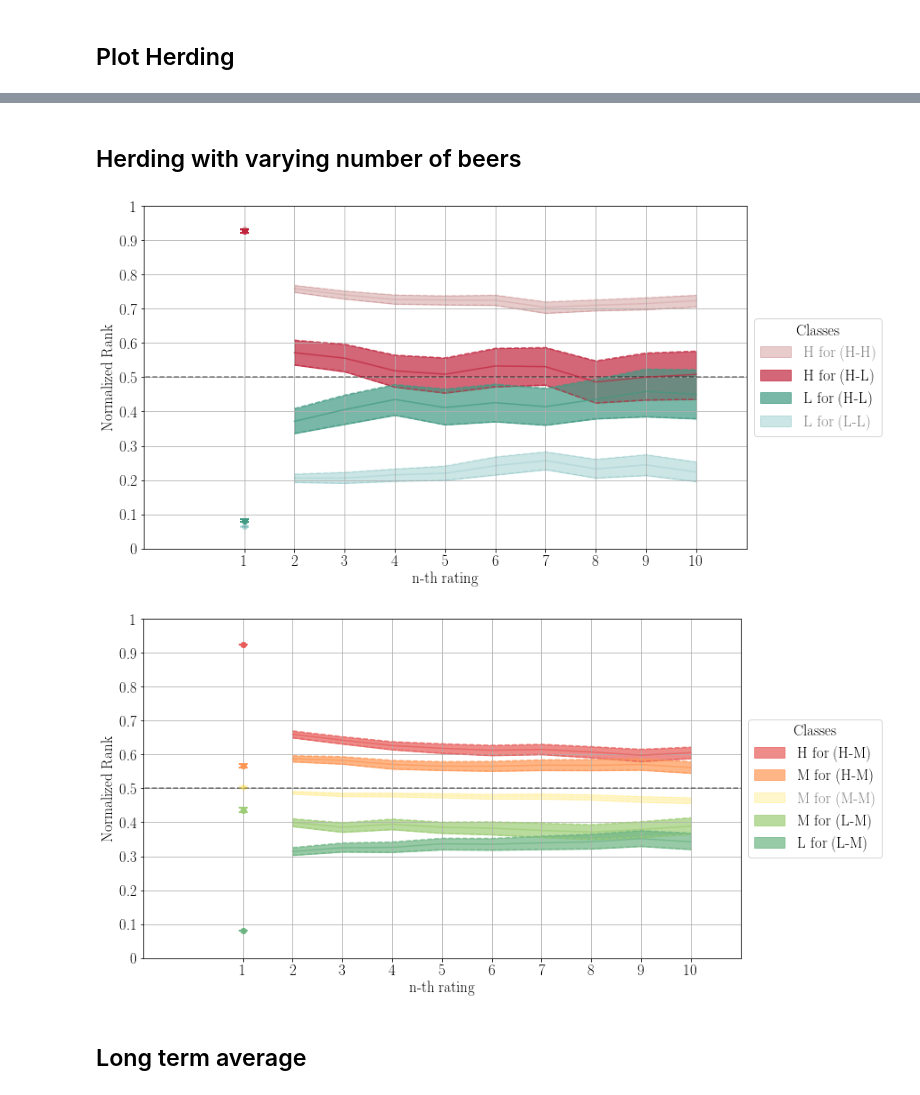
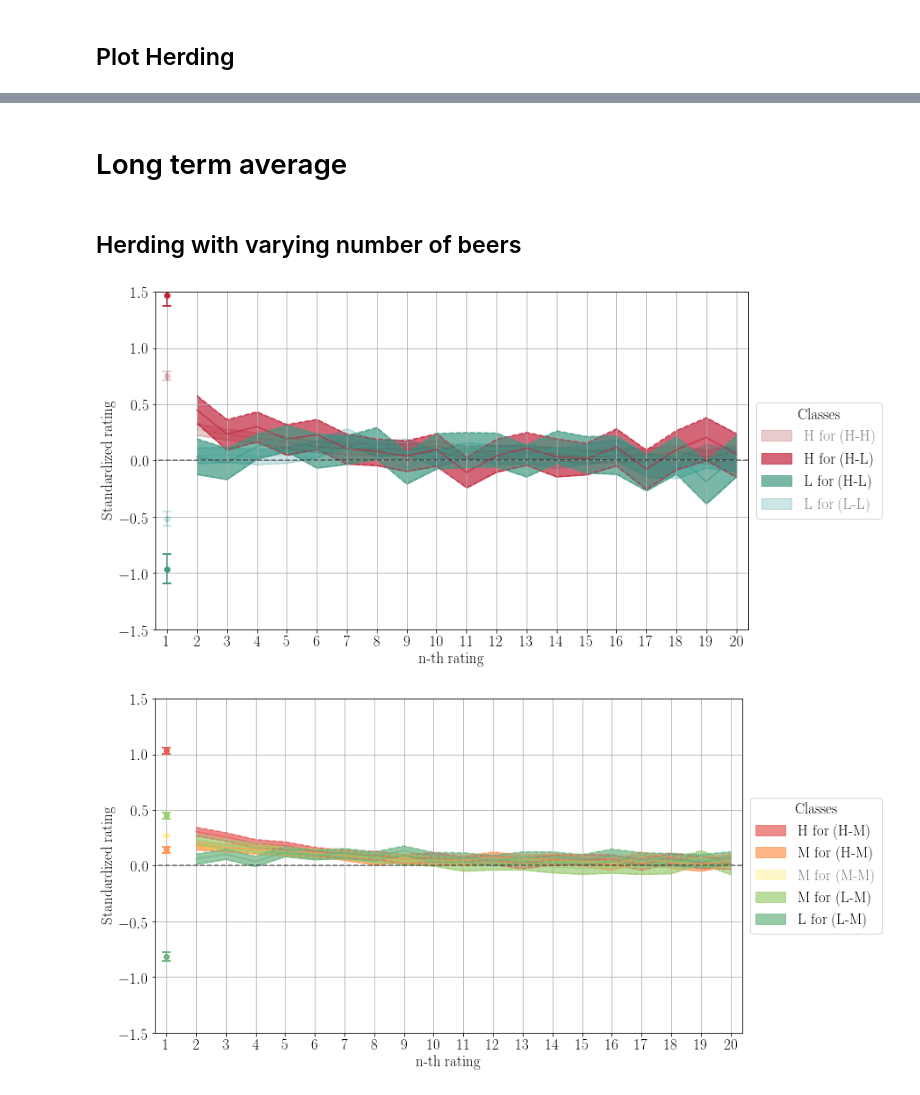
Before and after one commit to epfl-dlab/when_sheep_shop, a Jupyter notebook: code/notebooks/4-herding/3-ranks.ipynb, the cells around one changed output, grey strips where cells are left out. Drawn from its saved outputs; the diff is of its cells as text; code cells hidden in the pictures.

```diff
--- a/code/notebooks/4-herding/3-ranks.ipynb
+++ b/code/notebooks/4-herding/3-ranks.ipynb
@@ -132,15 +139,21 @@ for key in hist.keys():
     width = bin_edges[key][1] - bin_edges[key][0]
     plt.bar(bin_edges[key], hist[key], width = width, facecolor=colors[key], edgecolor='k', alpha=0.7, label=labels[key])
 
+if type_ == 'product':
+    max_ = 14
+else:
+    max_ = 12
+
 plt.grid()
 plt.legend(loc=2)
-plt.ylim([0, 16])
+plt.ylim([0, max_])
 
 for key in labels.keys():
-    plt.plot([thresholds[key]['low'], thresholds[key]['low']], [0, 16], colors[key])
-    plt.plot([thresholds[key]['high'], thresholds[key]['high']], [0, 16], colors[key])
+    plt.plot([thresholds[key]['low'], thresholds[key]['low']], [0, max_], colors[key])
+    plt.plot([thresholds[key]['high'], thresholds[key]['high']], [0, max_], colors[key])
 
 plt.ylabel('Percentage')
 plt.xlabel('First rating (Standardized)')
-#plt.savefig('../figures/blog/histograms_diff.png', bbox_inches='tight', transparent=True)
+if type_ != 'rank':
+    plt.savefig(save_folder + 'hist_first_rat_{}'.format(type_), bbox_inches='tight')
 # %% [output]
@@ -322,0 +366,2 @@ for type_ in ['extreme', 'medium']:
+# %% [markdown]
+# Long term average
@@ -407,5 +663,5 @@ for cl in classes_to_study:
 # %%
-for type_ in ['extreme', 'medium']:
+for type_class in ['extreme', 'medium']:
 
     plt.figure(figsize=(12, 7))
     plt.grid()
@@ -415,28 +671,26 @@ for type_ in ['extreme', 'medium']:
 
     ax = plt.subplot(111)
 
-    plt.plot([-2, nbr_ratings + 2], [0.5, 0.5], '--k', alpha=0.5)
-
-    if type_ == 'extreme':
+    if type_class == 'extreme':
         classes_to_plot = ['H for (H-H)','H for (H-L)', 'L for (H-L)', 'L for (L-L)']
 
-        vals = [0, 3]
+        vals_class = [0, 3]
 
-    elif type_ == 'medium':
+    elif type_class == 'medium':
         classes_to_plot = ['H for (H-M)', 'M for (H-M)', 'M for (M-M)', 'M for (L-M)', 'L for (L-M)']
 
-        vals = [2]
+        vals_class = [2]
 
     i = 0
     for class_ in classes_to_plot:
 
-        ranks_tmp = ranks[class_]
+        vals_tmp = vals[class_]
 
-        avg = np.array(ranks_tmp['avg'])
-        high = np.array(ranks_tmp['high'])
-        low = np.array(ranks_tmp['low'])
+        avg = np.array(vals_tmp['avg'])
+        high = np.array(vals_tmp['high'])
+        low = np.array(vals_tmp['low'])
 
-        if i in vals:
+        if i in vals_class:
             alpha = 0.2
         else:
             alpha = 1
@@ -448,49 +702,62 @@ for type_ in ['extreme', 'medium']:
         high = high[1:]
         low = low[1:]
 
-        if i in vals:
+        if i in vals_class:
             alpha = 0.1
         else:
             alpha = 0.7
 
         plt.plot(range(2, nbr_ratings + 1), avg, color=colors[class_], alpha=alpha)
         plt.plot(range(2, nbr_ratings + 1), high, '--', color=colors[class_], alpha=alpha)
         plt.plot(range(2, nbr_ratings + 1), low, '--', color=colors[class_], alpha=alpha)
 
-        if i in vals:
+        if i in vals_class:
             alpha = 0.2
         else:
             alpha = 0.7
         plt.fill_between(range(2, nbr_ratings + 1), low, high, color=colors[class_], alpha=alpha, label = class_)
 
         i+=1
 
     l = plt.legend(title='Classes', loc='center left', bbox_to_anchor=(1, 0.5))
     if nbr_ratings <= 20:
-        plt.xticks(list(range(1,nbr_ratings + 1)))
+        plt.xticks(list(range(1, nbr_ratings + 1)))
     elif nbr_ratings <= 50:
         plt.xticks(list(range(0, nbr_ratings + 1, 2)))
     else:
         plt.xticks(list(range(0, nbr_ratings + 1, 5)))
 
     i = 0
     for text in l.get_texts():
-        if i in vals:
+        if i in vals_class:
             text.set_color('gray')
         i+=1
 
-    plt.ylim([0, 1])
-    plt.xlim([-1, nbr_ratings + 1])
+    if type_ == 'rank':
+        plt.plot([-2, nbr_ratings + 2], [0.5, 0.5], '--k', alpha=0.5)
 
-    yticks = [0, 0.1, 0.2, 0.3, 0.4, 0.5, 0.6, 0.7, 0.8, 0.9, 1]
+        plt.ylim([0, 1])
+        yticks = [0, 0.1, 0.2, 0.3, 0.4, 0.5, 0.6, 0.7, 0.8, 0.9, 1]
+        plt.yticks(yticks, yticks)
+        plt.ylabel('Normalized Rank')
 
-    plt.yticks(yticks, yticks)
+    elif type_ == 'global':
+        plt.plot([-2, nbr_ratings + 2], [0, 0], '--k', alpha=0.5)
+
+        plt.ylim([-2, 2])
+        plt.ylabel('Standardized rating')
+
+    elif type_ == 'product':
+        plt.plot([-2, nbr_ratings + 2], [0, 0], '--k', alpha=0.5)
+
+        plt.ylim([-1.5, 1.5])
+        plt.ylabel('Standardized rating')
+
+    plt.xlim([0.6, nbr_ratings + 0.4])
+
     plt.xlabel('n-th rating')
-    plt.ylabel('Normalized Rank')
 
-    #plt.savefig('../figures/blog/herding_{}_varying_{}.png'.format(type_, nbr_ratings), bbox_inches='tight', transparent=True)
+    plt.savefig(save_folder + 'herding_varying_{}_{}.pdf'.format(type_class, type_), bbox_inches='tight')
 # %% [output]
-[figure, old version]
+[figure, new version]
-[figure, old version]
+[figure, new version]
-# %% [markdown]
-## Long term average
```
Also changed, not shown: parts of 15 cells of this notebook, 18 other files.
